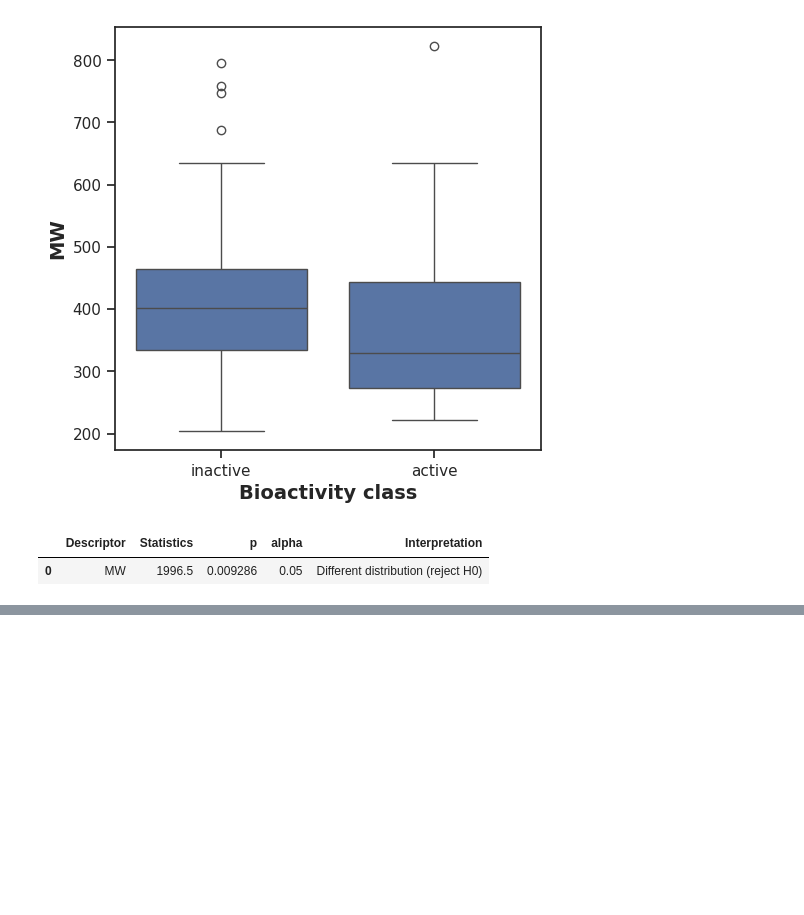
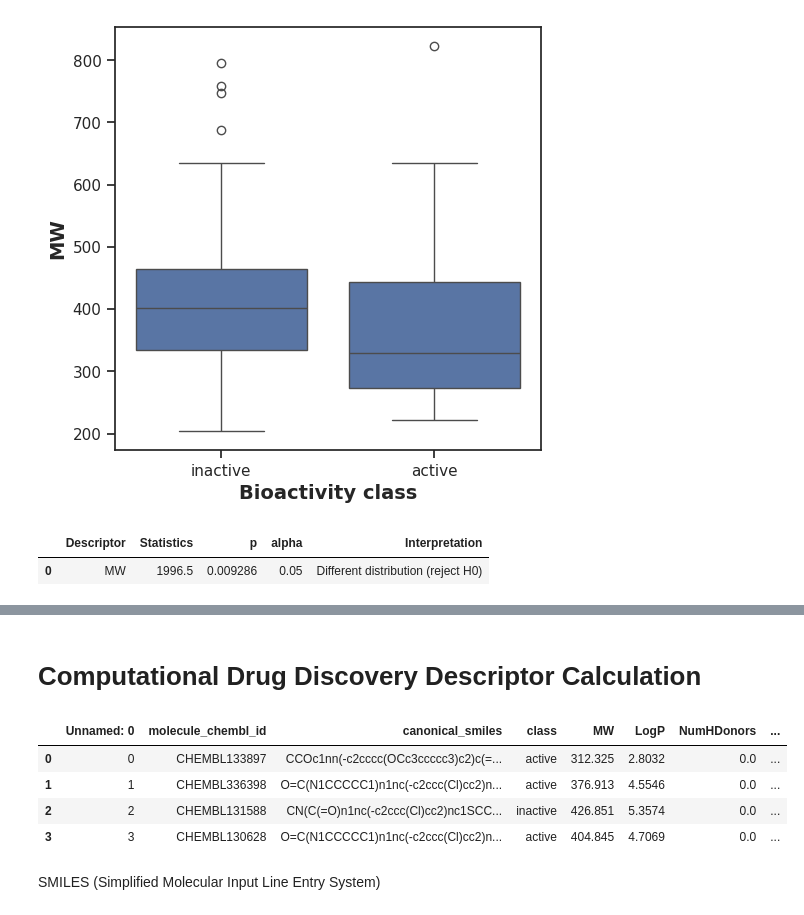
Before and after one commit to Ebratul/Bioinformatics, a Jupyter notebook: python/ML_Part_01.ipynb, the cells around one changed output, grey strips where cells are left out. Cells and saved outputs as stored; diff of their text form; code cells hidden in the pictures; blank space fills up the shorter version.

```diff
--- a/python/ML_Part_01.ipynb
+++ b/python/ML_Part_01.ipynb
@@ -665,0 +802,13 @@ manwhitney('MW')
+# %% [markdown]
+# Computational Drug Discovery Descriptor Calculation
+# %%
+df3 = pd.read_csv('acetylcholinesterase_04_bioactivity_data_3class_pIC50.csv')
+df3.head(4)
+# %% [output]
+|  | Unnamed: 0 | molecule_chembl_id | canonical_smiles | class | MW | LogP | NumHDonors | ... |
+| 0 | 0 | CHEMBL133897 | CCOc1nn(-c2cccc(OCc3ccccc3)c2)c(=... | active | 312.325 | 2.8032 | 0.0 | ... |
+| 1 | 1 | CHEMBL336398 | O=C(N1CCCCC1)n1nc(-c2ccc(Cl)cc2)n... | active | 376.913 | 4.5546 | 0.0 | ... |
+| 2 | 2 | CHEMBL131588 | CN(C(=O)n1nc(-c2ccc(Cl)cc2)nc1SCC... | inactive | 426.851 | 5.3574 | 0.0 | ... |
+| 3 | 3 | CHEMBL130628 | O=C(N1CCCCC1)n1nc(-c2ccc(Cl)cc2)n... | active | 404.845 | 4.7069 | 0.0 | ... |
+# %% [markdown]
+SMILES (Simplified Molecular Input Line Entry System)
```
Also changed, not shown: parts of 40 cells of this notebook.
